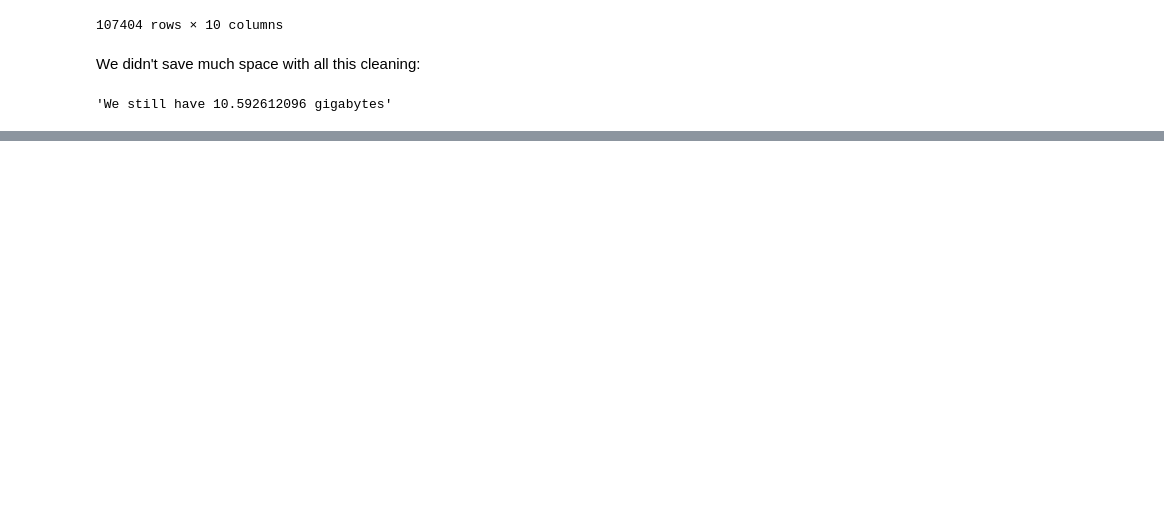
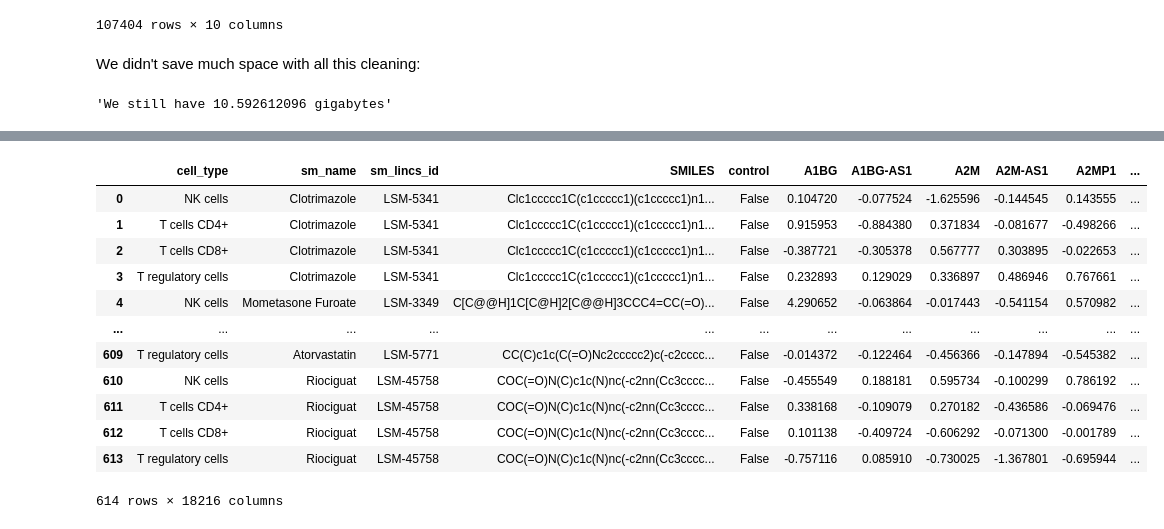
Before and after one commit to laurahsisson/Perturbations, a Jupyter notebook: dataset.ipynb, the cells around one changed output, grey strips where cells are left out. Drawn from its saved outputs; the diff is of its cells as text; code cells hidden in the pictures; blank space fills up the shorter version.

```diff
--- a/dataset.ipynb
+++ b/dataset.ipynb
@@ -129,0 +141,17 @@ But we can include only the data on landmark genes. Or we can include only the d
+# %%
+train_df = pd.read_parquet("data/de_train.parquet")
+train_df
+# %% [output]
+|  | cell_type | sm_name | sm_lincs_id | SMILES | control | A1BG | A1BG-AS1 | A2M | A2M-AS1 | A2MP1 | ... |
+| 0 | NK cells | Clotrimazole | LSM-5341 | Clc1ccccc1C(c1ccccc1)(c1ccccc1)n1... | False | 0.104720 | -0.077524 | -1.625596 | -0.144545 | 0.143555 | ... |
+| 1 | T cells CD4+ | Clotrimazole | LSM-5341 | Clc1ccccc1C(c1ccccc1)(c1ccccc1)n1... | False | 0.915953 | -0.884380 | 0.371834 | -0.081677 | -0.498266 | ... |
+| 2 | T cells CD8+ | Clotrimazole | LSM-5341 | Clc1ccccc1C(c1ccccc1)(c1ccccc1)n1... | False | -0.387721 | -0.305378 | 0.567777 | 0.303895 | -0.022653 | ... |
+| 3 | T regulatory cells | Clotrimazole | LSM-5341 | Clc1ccccc1C(c1ccccc1)(c1ccccc1)n1... | False | 0.232893 | 0.129029 | 0.336897 | 0.486946 | 0.767661 | ... |
+| 4 | NK cells | Mometasone Furoate | LSM-3349 | C[C@@H]1C[C@H]2[C@@H]3CCC4=CC(=O)... | False | 4.290652 | -0.063864 | -0.017443 | -0.541154 | 0.570982 | ... |
+| ... | ... | ... | ... | ... | ... | ... | ... | ... | ... | ... | ... |
+| 609 | T regulatory cells | Atorvastatin | LSM-5771 | CC(C)c1c(C(=O)Nc2ccccc2)c(-c2cccc... | False | -0.014372 | -0.122464 | -0.456366 | -0.147894 | -0.545382 | ... |
+| 610 | NK cells | Riociguat | LSM-45758 | COC(=O)N(C)c1c(N)nc(-c2nn(Cc3cccc... | False | -0.455549 | 0.188181 | 0.595734 | -0.100299 | 0.786192 | ... |
+| 611 | T cells CD4+ | Riociguat | LSM-45758 | COC(=O)N(C)c1c(N)nc(-c2nn(Cc3cccc... | False | 0.338168 | -0.109079 | 0.270182 | -0.436586 | -0.069476 | ... |
+| 612 | T cells CD8+ | Riociguat | LSM-45758 | COC(=O)N(C)c1c(N)nc(-c2nn(Cc3cccc... | False | 0.101138 | -0.409724 | -0.606292 | -0.071300 | -0.001789 | ... |
+| 613 | T regulatory cells | Riociguat | LSM-45758 | COC(=O)N(C)c1c(N)nc(-c2nn(Cc3cccc... | False | -0.757116 | 0.085910 | -0.730025 | -1.367801 | -0.695944 | ... |
+614 rows × 18216 columns
```
Also changed, not shown: parts of 21 cells of this notebook, 3 other files.
